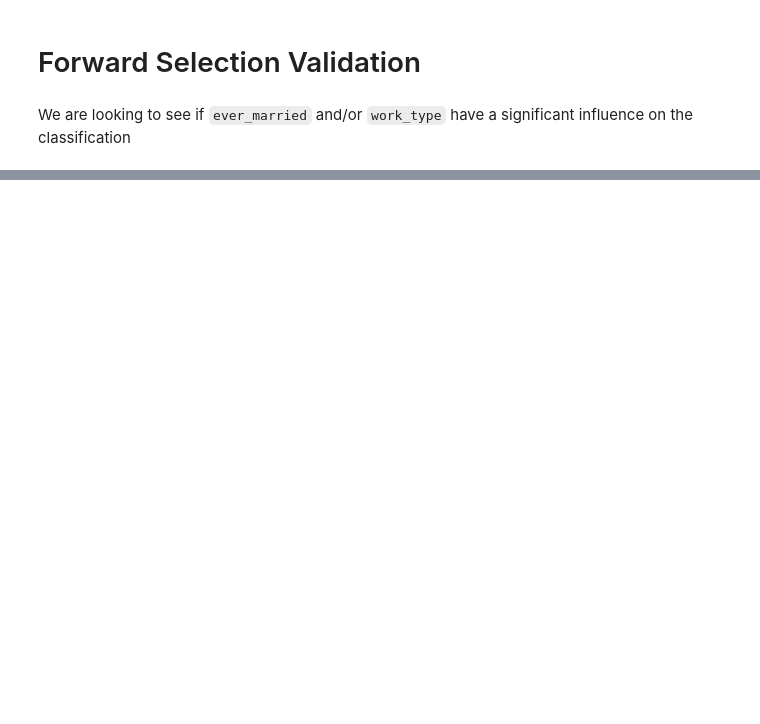
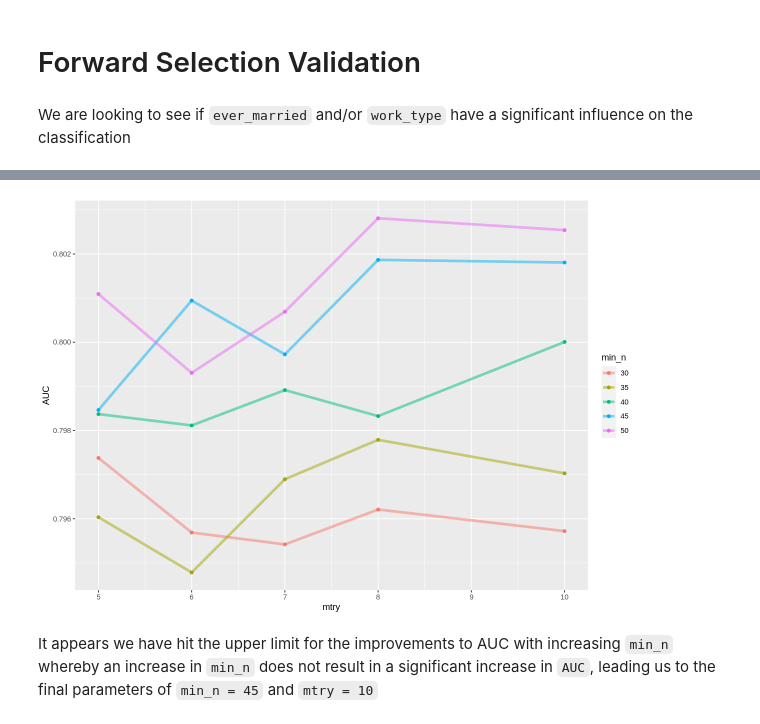
Before and after one commit to 21chanas3/dsci100-group73, a Jupyter notebook: main.ipynb, the cells around one changed output, grey strips where cells are left out. Saved outputs shown, nothing was run; the diff lists cells and outputs as text; code cells hidden in the pictures; blank space fills up the shorter version.

Commit message:
finalcommit

```diff
--- a/main.ipynb
+++ b/main.ipynb
@@ -259,0 +384,25 @@ accuracy_vs_k
+# %%
+rf_grid <- grid_regular(
+  mtry(range = c(5, 10)),
+  min_n(range = c(30, 50)),
+  levels = 5
+)
+
+regular_res <- tune_grid(
+  forest_tune_workflow,
+  resamples = stroke_vfold,
+  grid = rf_grid
+)
+# %%
+regular_res %>%
+  collect_metrics() %>%
+  filter(.metric == "roc_auc") %>%
+  mutate(min_n = factor(min_n)) %>%
+  ggplot(aes(mtry, mean, color = min_n)) +
+  geom_line(alpha = 0.5, size = 1.5) +
+  geom_point() +
+  labs(y = "AUC")
+# %% [output]
+[figure, added]
+# %% [markdown]
+It appears we have hit the upper limit for the improvements to AUC with increasing `min_n` whereby an increase in `min_n` does not result in a significant increase in `AUC`, leading us to the final parameters of `min_n = 45` and `mtry = 10`
```
Also changed, not shown: parts of 37 cells of this notebook.
